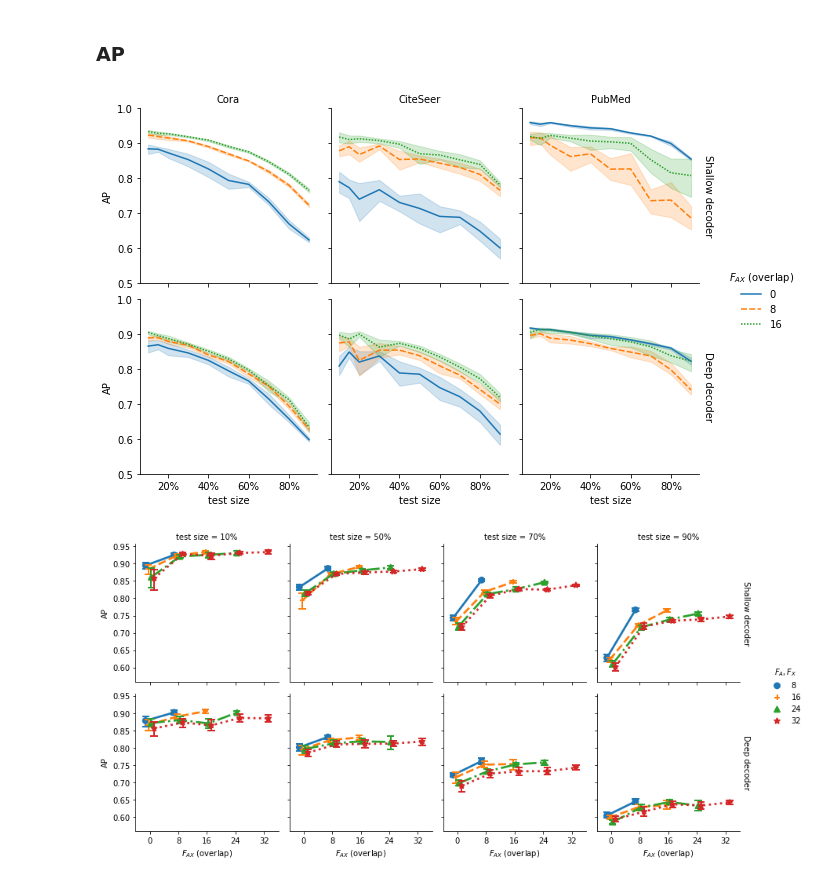
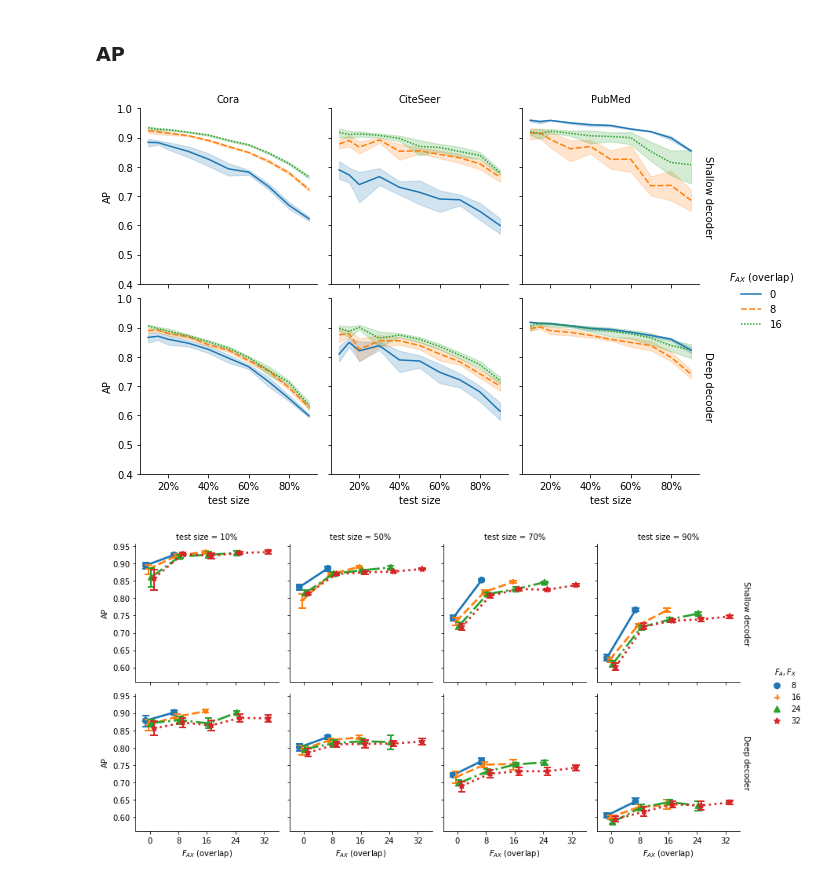
Before and after one commit to ixxi-dante/an2vec, a Jupyter notebook: julia/nc-lp-several_testprops-several_dimxieach.ipynb, the cells around one changed output. Cells and saved outputs as stored; diff of their text form; code cells hidden in the pictures.

```diff
--- a/julia/nc-lp-several_testprops-several_dimxieach.ipynb
+++ b/julia/nc-lp-several_testprops-several_dimxieach.ipynb
@@ -66,7 +66,7 @@ palette = sb.color_palette()
 testtype = 'edges'
 metric = 'AUC'
 dimξeach = 16
-ylims['an2vec-{}-{}'.format(testtype, metric)] = [.5, 1]
+ylims['an2vec-{}-{}'.format(testtype, metric)] = [.4, 1]
 
 g = sb.FacetGrid(data=results[(results.testtype == testtype) & (results['dimξeach'] == dimξeach)],
                  col='dataset', col_order=['Cora', 'CiteSeer', 'PubMed'],
@@ -125,30 +125,30 @@ for dataset in datasets:
 # %%
 testtype = 'edges'
 metric = 'AP'
 dimξeach = 16
-ylims['an2vec-{}-{}'.format(testtype, metric)] = [.5, 1]
+ylims['an2vec-{}-{}'.format(testtype, metric)] = [.4, 1]
 
 g = sb.FacetGrid(data=results[(results.testtype == testtype) & (results['dimξeach'] == dimξeach)],
                  col='dataset', col_order=['Cora', 'CiteSeer', 'PubMed'],
                  row='decadjdeep', row_order=['Shallow', 'Deep'],
                  sharey=True, margin_titles=True)
 g = g.map_dataframe(sb.lineplot, 'test size', metric, hue='overlap', style='overlap',
                     palette=sb.color_palette()[:3])
 g._legend_data.pop('overlap')
 g.add_legend(title='$F_{AX}$ (overlap)')
 for row in g.axes:
     row[-1].texts = []
 g.set_titles(col_template='{col_name}', row_template='{row_name} decoder')
 g.set(xticklabels=list(map(lambda t: t.get_text() + '%', g.axes[-1, 0].get_xticklabels())))
 g.set(ylim=ylims['an2vec-{}-{}'.format(testtype, metric)])
 #g.fig.text(0, 1, 'dimξeach = {}'.format(dimξeach),
 #           color='darkred', ha='left', va='center',
 #           bbox={'edgecolor': 'darkred', 'facecolor': "#00000000"});
 g.fig.savefig('../data/ans-mlg/an2vec-{testtype}-dataset=all-dimxieach={dimxieach}-metric={metric}.pdf'
               .format(testtype=testtype, dimxieach=dimξeach, metric=metric),
               bbox_inches='tight')
 # %% [output]
-[figure, old version]
+[figure, new version]
 # %%
 testtype = 'edges'
 metric = 'AP'
```
Also changed, not shown: parts of 7 cells of this notebook, 26 other files.
